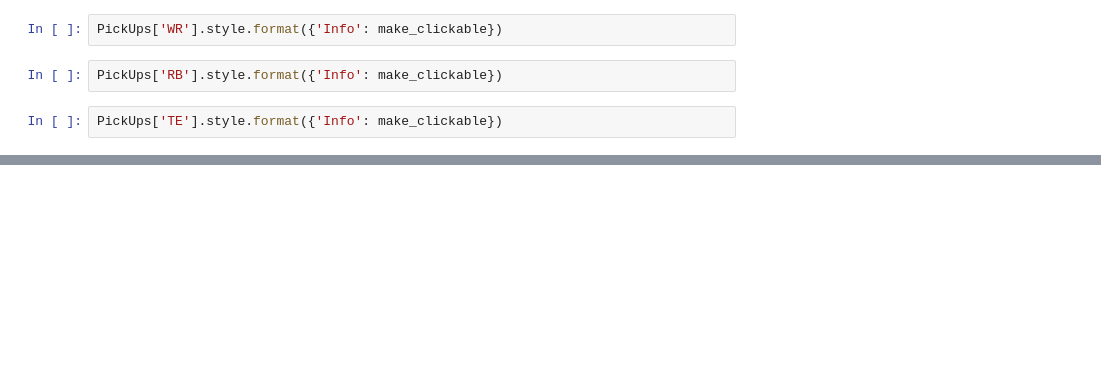
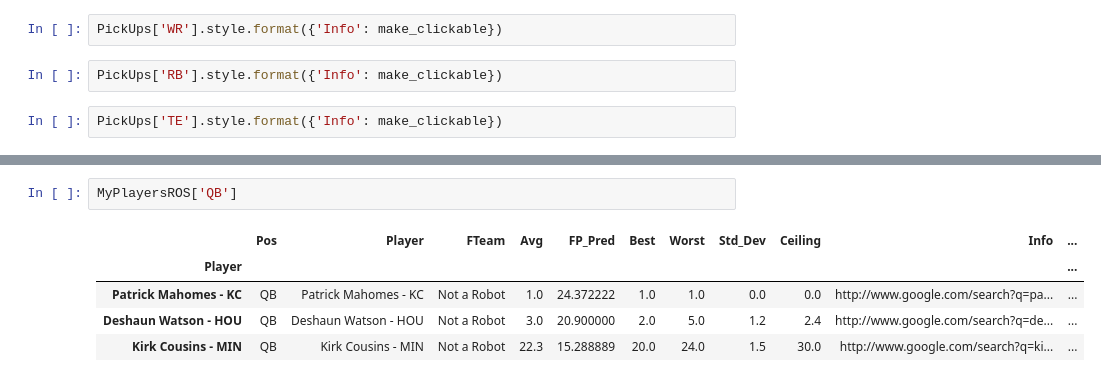
Before and after one commit to jdbrunner/fantasy_ffball_guide, a Jupyter notebook: TeamManager.ipynb, the cells around one changed output, grey strips where cells are left out. Drawn from its saved outputs; the diff is of its cells as text; blank space fills up the shorter version.

```diff
--- a/TeamManager.ipynb
+++ b/TeamManager.ipynb
@@ -101,0 +125,8 @@ PickUps['DST'].style.format({'Info': make_clickable})
+# %%
+MyPlayersROS['QB']
+# %% [output]
+|  | Pos | Player | FTeam | Avg | FP_Pred | Best | Worst | Std_Dev | Ceiling | Info | ... |
+| Player |  |  |  |  |  |  |  |  |  |  | ... |
+| Patrick Mahomes - KC | QB | Patrick Mahomes - KC | Not a Robot | 1.0 | 24.372222 | 1.0 | 1.0 | 0.0 | 0.0 | http://www.google.com/search?q=pa... | ... |
+| Deshaun Watson - HOU | QB | Deshaun Watson - HOU | Not a Robot | 3.0 | 20.900000 | 2.0 | 5.0 | 1.2 | 2.4 | http://www.google.com/search?q=de... | ... |
+| Kirk Cousins - MIN | QB | Kirk Cousins - MIN | Not a Robot | 22.3 | 15.288889 | 20.0 | 24.0 | 1.5 | 30.0 | http://www.google.com/search?q=ki... | ... |
```
Also changed, not shown: parts of 9 cells of this notebook, 5 other files.
